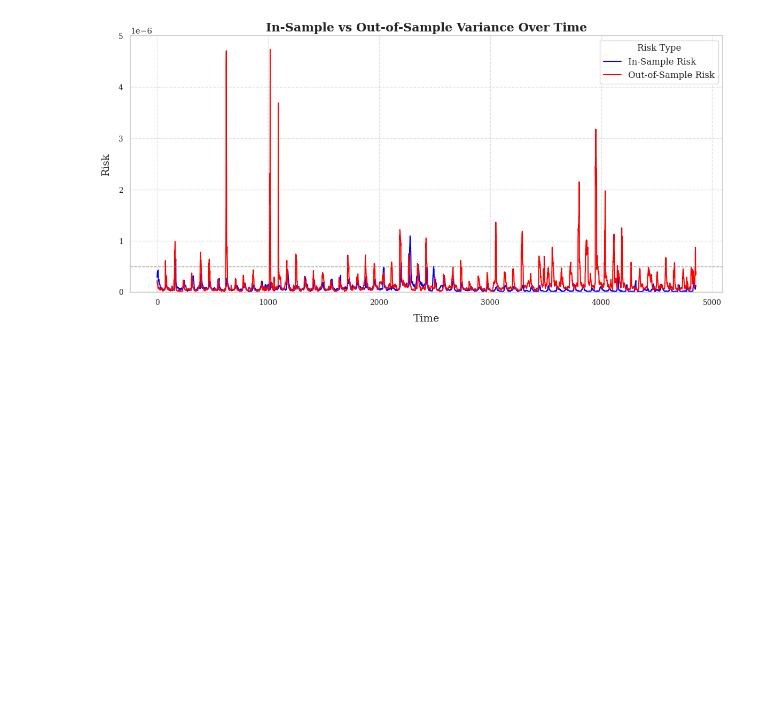
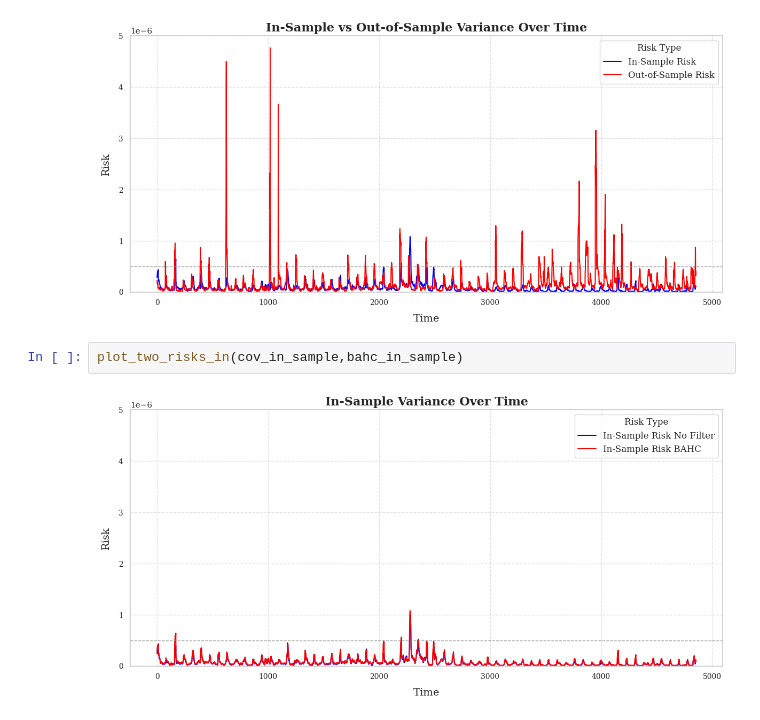
Before and after one commit to valee99/FIN-525-Project, a Jupyter notebook: main.ipynb, the cells around one changed output. Saved outputs shown, nothing was run; the diff lists cells and outputs as text; blank space fills up the shorter version.

```diff
--- a/main.ipynb
+++ b/main.ipynb
@@ -581,3 +581,7 @@ bahc_in_sample = pd.read_csv('data/bahc/risk_in_sample.csv')
 plot_two_risks(bahc_in_sample, bahc_out_sample)
 # %% [output]
 [figure]
+# %%
+plot_two_risks_in(cov_in_sample,bahc_in_sample)
+# %% [output]
+[figure, added]
```
Also changed, not shown: parts of 8 cells of this notebook, 23 other files.
